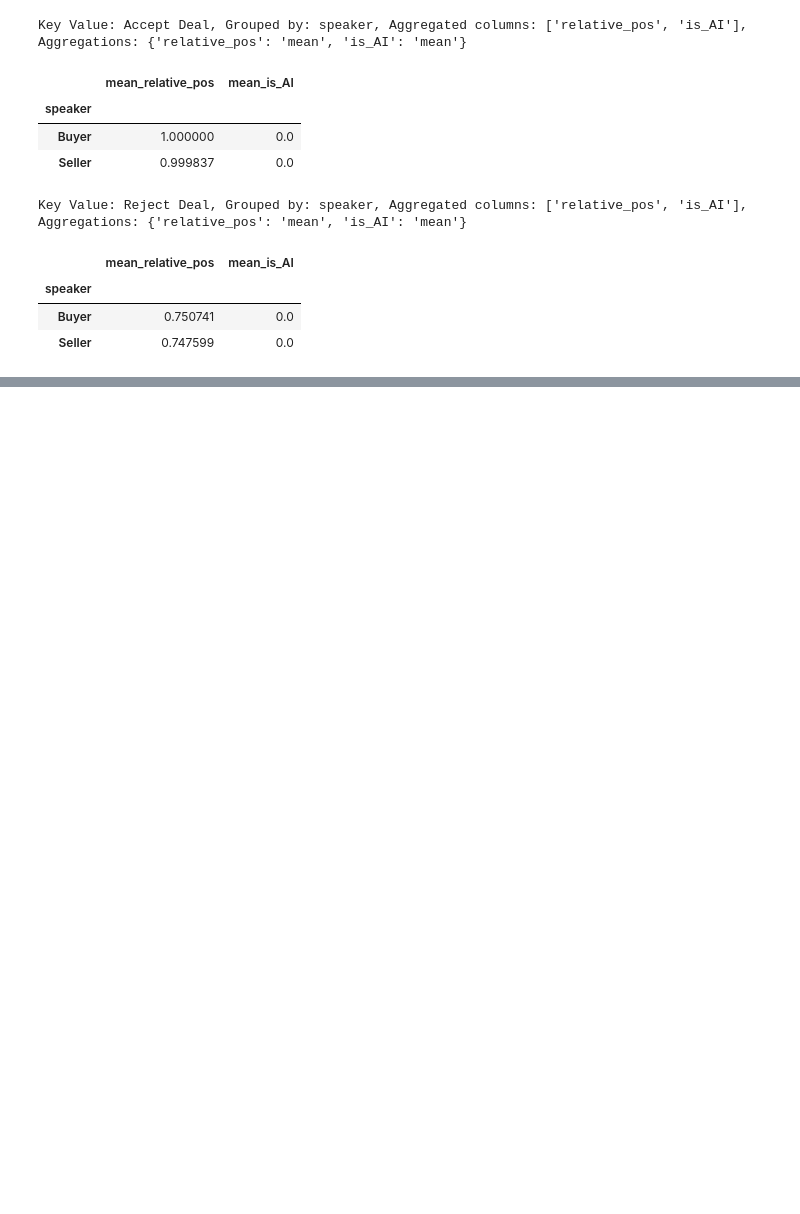
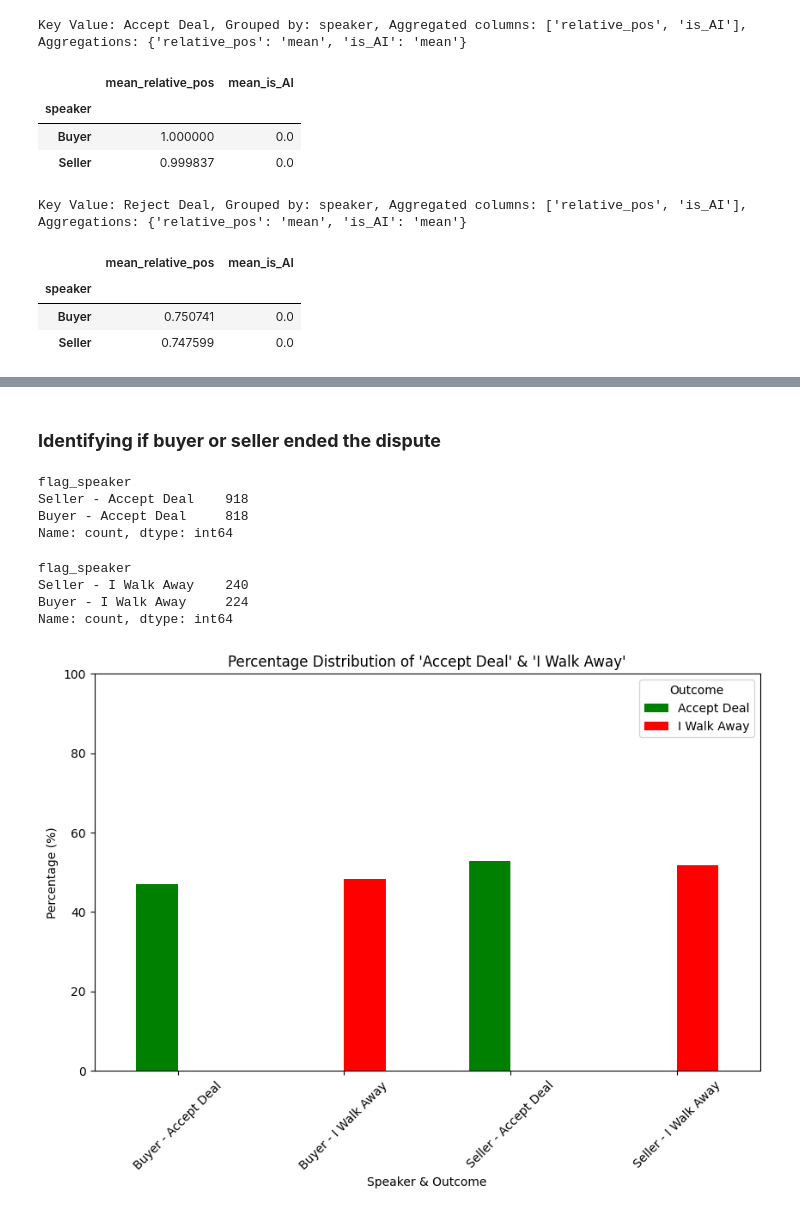
Before and after one commit to mishkin101/ConvoKit_Disputes, a Jupyter notebook: src/data_preprocessing.ipynb, the cells around one changed output, grey strips where cells are left out. Saved outputs shown, nothing was run; the diff lists cells and outputs as text; code cells hidden in the pictures; blank space fills up the shorter version.

Commit message:
Added final dispute outcome columns

```diff
--- a/src/data_preprocessing.ipynb
+++ b/src/data_preprocessing.ipynb
@@ -842,0 +830,60 @@ NameError: name 'timestamp' is not defined
+# %% [markdown]
+### **Identifying if buyer or seller ended the dispute**
+# %%
+# Apply mapping to final_success_df_counts
+flag_speaker_map = {
+    0: "Buyer - I Walk Away",
+    1: "Buyer - Accept Deal",
+    2: "Seller - I Walk Away",
+    3: "Seller - Accept Deal"
+}
+
+flag_speaker_counts_accept = final_success_df["flag_speaker"].value_counts()
+
+flag_speaker_counts_reject = final_reject_df["flag_speaker"].value_counts()
+
+flag_speaker_counts_accept.index = flag_speaker_counts_accept.index.map(flag_speaker_map)
+print(flag_speaker_counts_accept)
+# Apply mapping to final_reject_df_counts
+flag_speaker_counts_reject.index = flag_speaker_counts_reject.index.map(flag_speaker_map)
+display(flag_speaker_counts_reject)
+
+
+import matplotlib.pyplot as plt
+# Calculate total counts per outcome
+total_accept_deals = flag_speaker_counts_accept.sum()  # 918 + 818
+total_rejects = flag_speaker_counts_reject.sum()  # 240 + 224
+
+# Convert to percentage within each category
+accept_deals_percent = (flag_speaker_counts_accept / total_accept_deals) * 100
+reject_deals_percent = (flag_speaker_counts_reject / total_rejects) * 100
+
+# Combine both into a single DataFrame
+flag_speaker_percentage = pd.DataFrame({
+    "Accept Deal": accept_deals_percent,
+    "I Walk Away": reject_deals_percent
+}).fillna(0)  # Fill NaN values with 0
+
+# Plot the percentage data
+flag_speaker_percentage.plot(kind="bar", figsize=(10, 6), color=["green", "red"])
+
+# Add labels and title
+plt.xlabel("Speaker & Outcome")
+plt.ylabel("Percentage (%)")
+plt.title("Percentage Distribution of 'Accept Deal' & 'I Walk Away'")
+plt.legend(title="Outcome")
+plt.xticks(rotation=45)  # Rotate labels for readability
+plt.ylim(0, 100)  # Ensure y-axis is between 0 and 100%
+
+# Show the plot
+plt.show()
+# %% [output]
+flag_speaker
+Seller - Accept Deal    918
+Buyer - Accept Deal     818
+Name: count, dtype: int64
+flag_speaker
+Seller - I Walk Away    240
+Buyer - I Walk Away     224
+Name: count, dtype: int64
+[figure, added]
```
Also changed, not shown: parts of 13 cells of this notebook, 1 other file.
